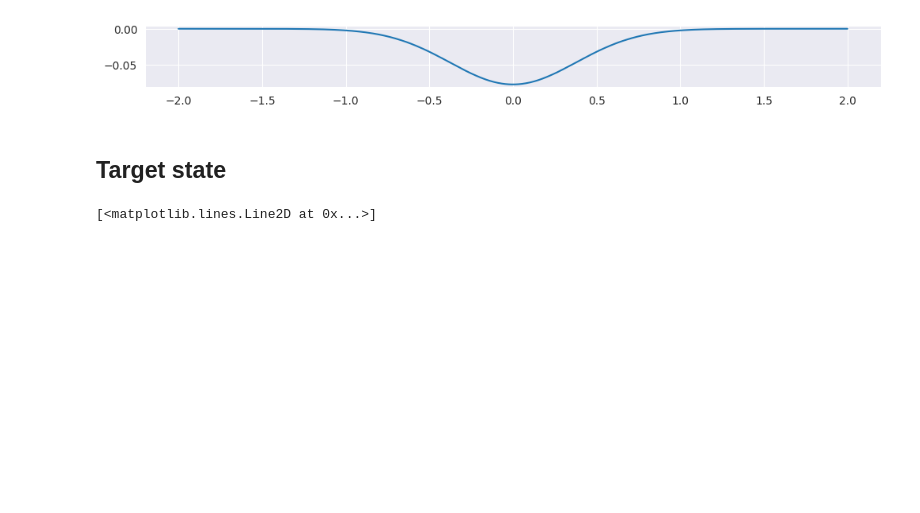
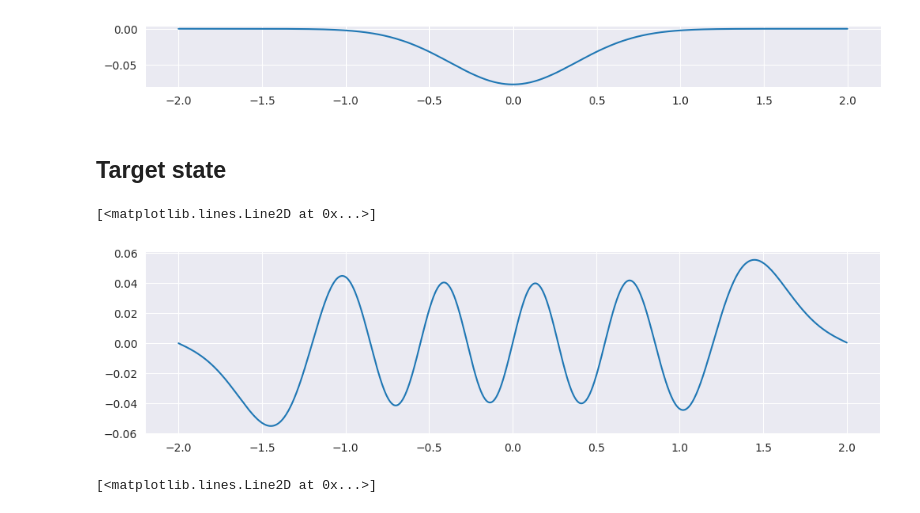
Before and after one commit to migueltorrescosta/notebooks, a Jupyter notebook: jupyter/quantum/control/CreateNthQuantumEnergyLevelWithTorch.ipynb, the cells around one changed output. Drawn from its saved outputs; the diff is of its cells as text; code cells hidden in the pictures; blank space fills up the shorter version.

```diff
--- a/jupyter/quantum/control/CreateNthQuantumEnergyLevelWithTorch.ipynb
+++ b/jupyter/quantum/control/CreateNthQuantumEnergyLevelWithTorch.ipynb
@@ -66,7 +66,7 @@ plt.plot(valid_x.cpu(), potential(valid_x.cpu()))
 # %% [markdown]
 ## Hamiltonian
 # %%
-def generate_hamiltonian(omega: torch.Tensor, center: torch.Tensor =torch.tensor(0)) -> torch.Tensor:
+def generate_hamiltonian(omega: torch.Tensor | float, center: torch.Tensor | float=torch.tensor(0)) -> torch.Tensor:
 
     return 2 * torch.diag(torch.ones(resolution)) / delta_x**2 \
 - (( torch.diag(torch.ones(resolution - 1), diagonal=1) + torch.diag(torch.ones(resolution - 1), diagonal=-1)) / delta_x**2) \
@@ -111,6 +111,13 @@ plt.plot(valid_x.cpu(), np.real(origin_state.cpu().clone().detach()))
 [figure]
 # %% [markdown]
 ## Target state
+# %%
+target_state = eigenvectors[target_energy_level, :].clone().type(torch.complex64)
+plt.figure(figsize=(12,3))
+plt.plot(valid_x.cpu(), np.real(target_state.cpu().clone().detach()), label=f"Target state")
+# %% [output]
+[<matplotlib.lines.Line2D at 0x...>]
+[figure, added]
 # %%
 target_state = eigenvectors[target_energy_level, :].clone().type(torch.complex64)
 plt.figure(figsize=(12,1))
```
Also changed, not shown: parts of 14 cells of this notebook, 1 other file.
